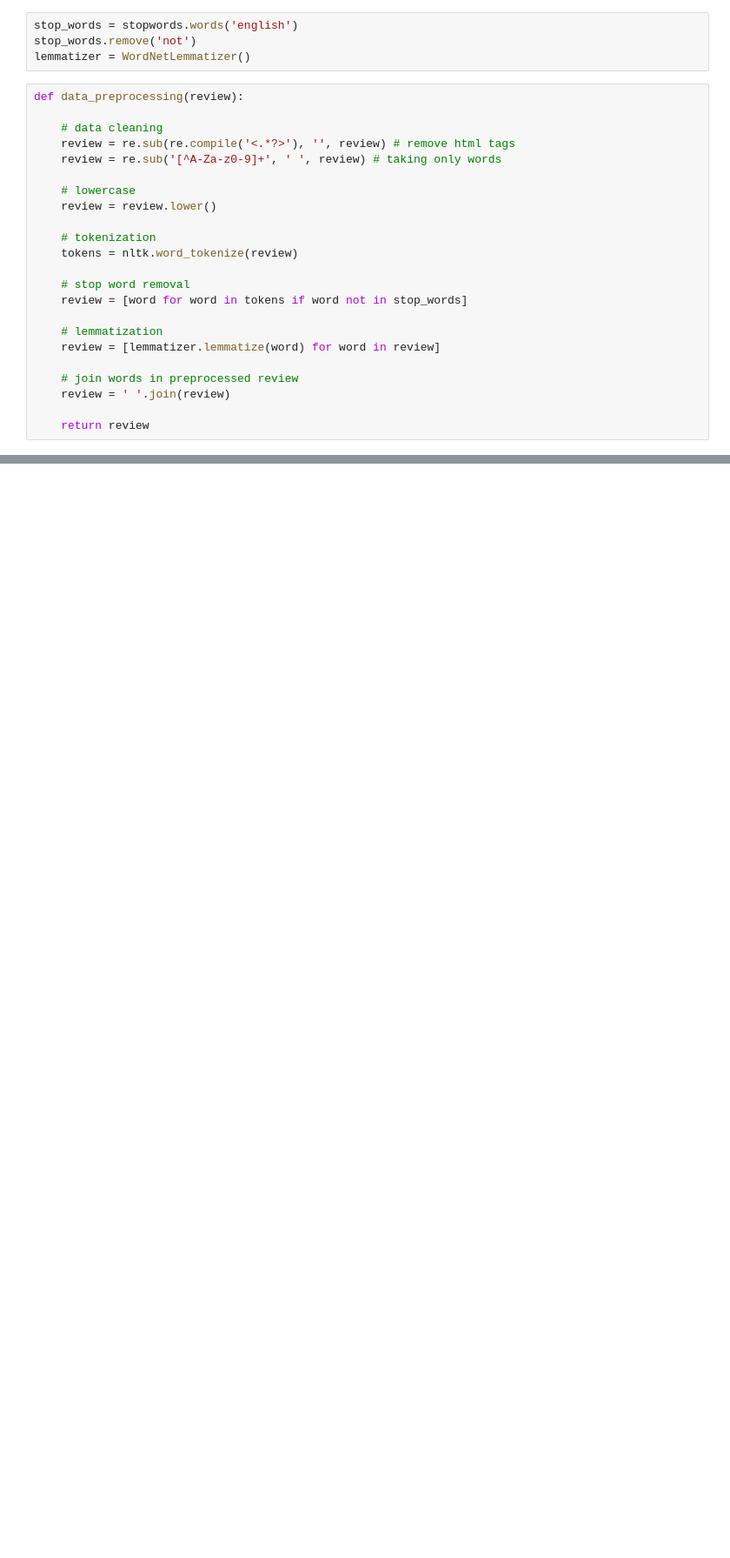
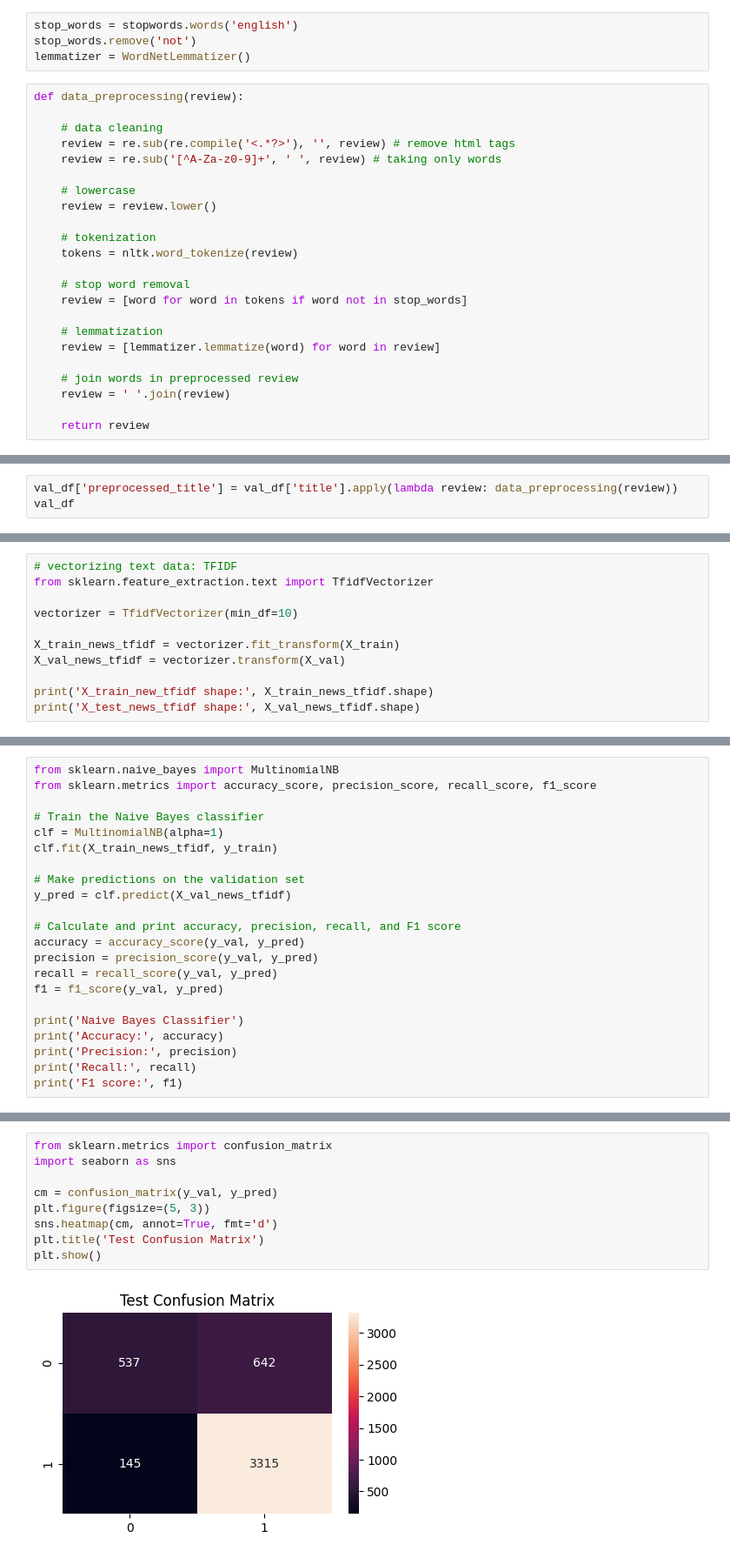
Before and after one commit to ishraq-99/499-Preprocessing, a Jupyter notebook: preporcess.ipynb, the cells around one changed output, grey strips where cells are left out. Shown at 87% size. Saved outputs shown, nothing was run; the diff lists cells and outputs as text; blank space fills up the shorter version.

```diff
--- a/preporcess.ipynb
+++ b/preporcess.ipynb
@@ -240 +242,4 @@ train_df
 18557 rows × 3 columns
+# %%
+val_df['preprocessed_title'] = val_df['title'].apply(lambda review: data_preprocessing(review))
+val_df
@@ -240,0 +276,11 @@ train_df
+# %%
+# vectorizing text data: TFIDF
+from sklearn.feature_extraction.text import TfidfVectorizer
+
+vectorizer = TfidfVectorizer(min_df=10)
+
+X_train_news_tfidf = vectorizer.fit_transform(X_train)
+X_val_news_tfidf = vectorizer.transform(X_val)
+
+print('X_train_new_tfidf shape:', X_train_news_tfidf.shape)
+print('X_test_news_tfidf shape:', X_val_news_tfidf.shape)
@@ -240,0 +290,22 @@ train_df
+# %%
+from sklearn.naive_bayes import MultinomialNB
+from sklearn.metrics import accuracy_score, precision_score, recall_score, f1_score
+
+# Train the Naive Bayes classifier
+clf = MultinomialNB(alpha=1)
+clf.fit(X_train_news_tfidf, y_train)
+
+# Make predictions on the validation set
+y_pred = clf.predict(X_val_news_tfidf)
+
+# Calculate and print accuracy, precision, recall, and F1 score
+accuracy = accuracy_score(y_val, y_pred)
+precision = precision_score(y_val, y_pred)
+recall = recall_score(y_val, y_pred)
+f1 = f1_score(y_val, y_pred)
+
+print('Naive Bayes Classifier')
+print('Accuracy:', accuracy)
+print('Precision:', precision)
+print('Recall:', recall)
+print('F1 score:', f1)
@@ -240,0 +318,11 @@ train_df
+# %%
+from sklearn.metrics import confusion_matrix
+import seaborn as sns
+
+cm = confusion_matrix(y_val, y_pred)
+plt.figure(figsize=(5, 3))
+sns.heatmap(cm, annot=True, fmt='d')
+plt.title('Test Confusion Matrix')
+plt.show()
+# %% [output]
+[figure, added]
```
Also changed, not shown: parts of 18 cells of this notebook, 2 other files.
